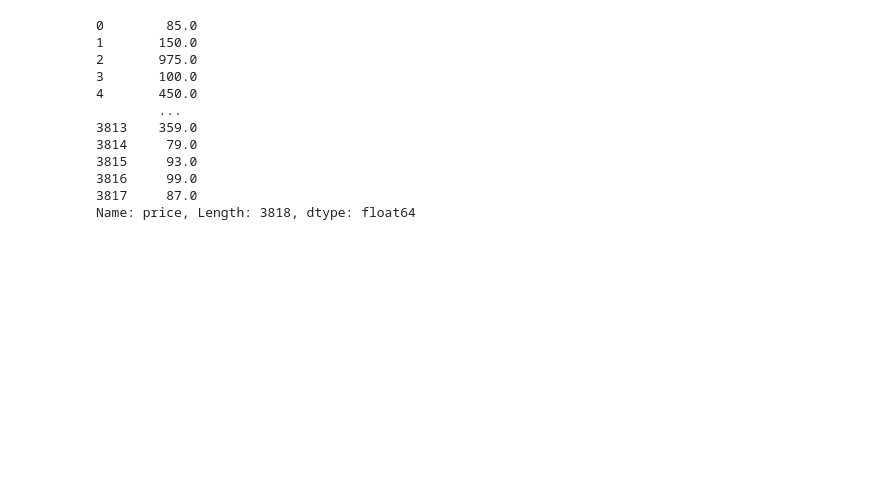
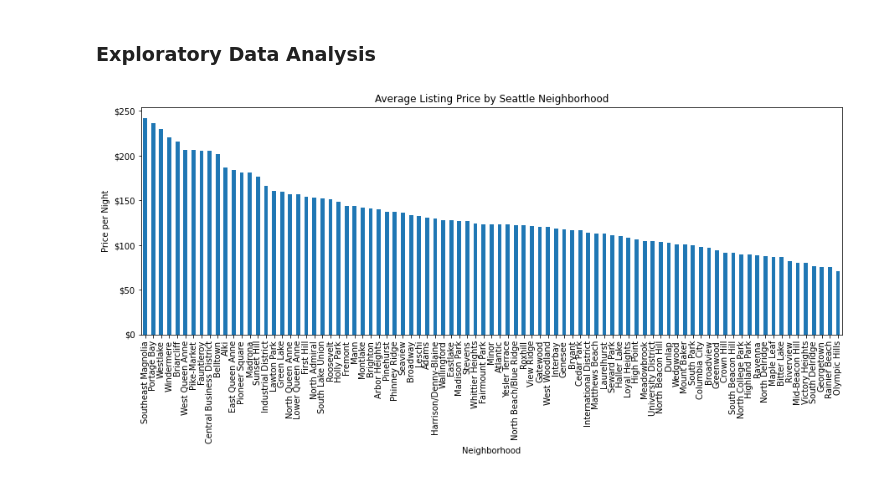
Before and after one commit to nikokydes/Udacity_DS_Proj1, a Jupyter notebook: Project1.ipynb, the cells around one changed output. Saved outputs shown, nothing was run; the diff lists cells and outputs as text; code cells hidden in the pictures; blank space fills up the shorter version.

```diff
--- a/Project1.ipynb
+++ b/Project1.ipynb
@@ -53,6 +152,18 @@ memory usage: 2.7+ MB
+# %%
+# Drop 'square_feet' column since most are missing in both datasets
+sea_list.drop(columns=['square_feet'], inplace=True)
+bos_list.drop(columns=['square_feet'], inplace=True)
+# %%
+# Convert boolean string fields to boolean
+sea_list.replace({'host_is_superhost': {'t': True, 'f': False}}, inplace=True)
+bos_list.replace({'host_is_superhost': {'t': True, 'f': False}}, inplace=True)
+
+sea_cal.replace({'available': {'t': True, 'f': False}}, inplace=True)
+bos_cal.replace({'available': {'t': True, 'f': False}}, inplace=True)
 # %%
+# Convert date fields to DateTime64
 bos_cal.date = pd.to_datetime(bos_cal.date)
 bos_rev.date = pd.to_datetime(bos_rev.date)
 
-bos_cal.date = pd.to_datetime(bos_cal.date)
-bos_rev.date = pd.to_datetime(bos_rev.date)
+sea_cal.date = pd.to_datetime(sea_cal.date)
+sea_rev.date = pd.to_datetime(sea_rev.date)
@@ -62,21 +170,31 @@ bos_rev.date = pd.to_datetime(bos_rev.date)
 # %%
+# Convert price fields to float
 bos_cal.price = bos_cal.price.str.replace('[^\d\.]','', regex=True).astype('float')
 sea_cal.price = sea_cal.price.str.replace('[^\d\.]','', regex=True).astype('float')
 
 bos_list.price = bos_list.price.str.replace('[^\d\.]','', regex=True).astype('float')
 sea_list.price = sea_list.price.str.replace('[^\d\.]','', regex=True).astype('float')
+
+sea_list.extra_people = sea_list.extra_people.str.replace('[^\d\.]','', regex=True).astype('float')
+bos_list.extra_people = bos_list.extra_people.str.replace('[^\d\.]','', regex=True).astype('float')
-# %%
-sea_list.price
-# %% [output]
-0        85.0
-1       150.0
-2       975.0
-3       100.0
-4       450.0
-        ...
-3813    359.0
-3814     79.0
-3815     93.0
-3816     99.0
-3817     87.0
-Name: price, Length: 3818, dtype: float64
+# %% [markdown]
+### Exploratory Data Analysis
+# %%
+fig, ax = plt.subplots(1, 1, figsize=(15,5))
+
+_ = sea_cal.join(sea_list[['neighbourhood_cleansed']]) \
+       .reset_index() \
+       .groupby('neighbourhood_cleansed') \
+       .price.mean() \
+       .sort_values(ascending=False) \
+       .plot(kind='bar', ax=ax)
+
+_ = plt.title("Average Listing Price by Seattle Neighborhood")
+_ = plt.xlabel("Neighborhood")
+_ = plt.ylabel("Price per Night")
+
+fmt = '${x:,.0f}'
+tick = mtick.StrMethodFormatter(fmt)
+ax.yaxis.set_major_formatter(tick)
+# %% [output]
+[figure, added]
```
Also changed, not shown: parts of 14 cells of this notebook.
